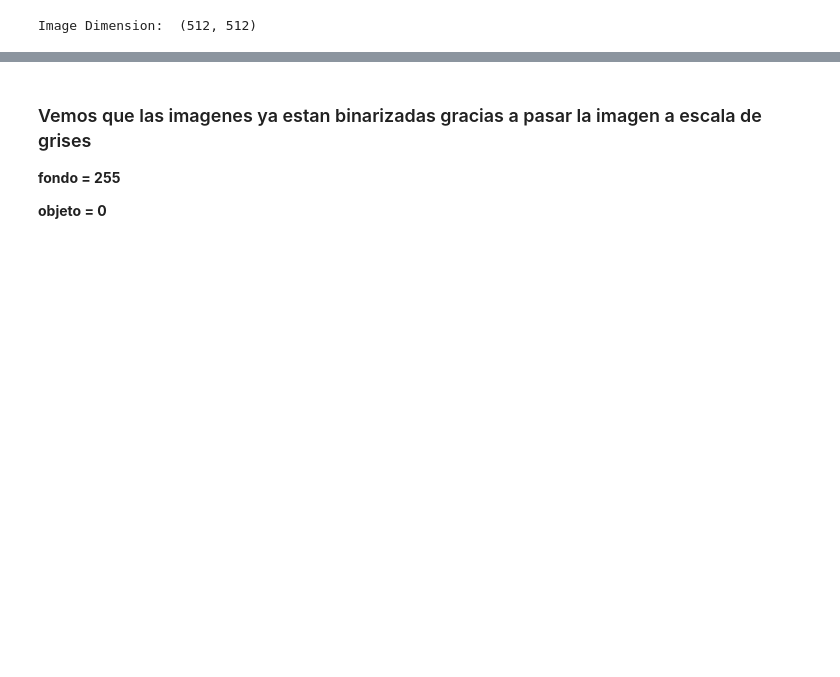
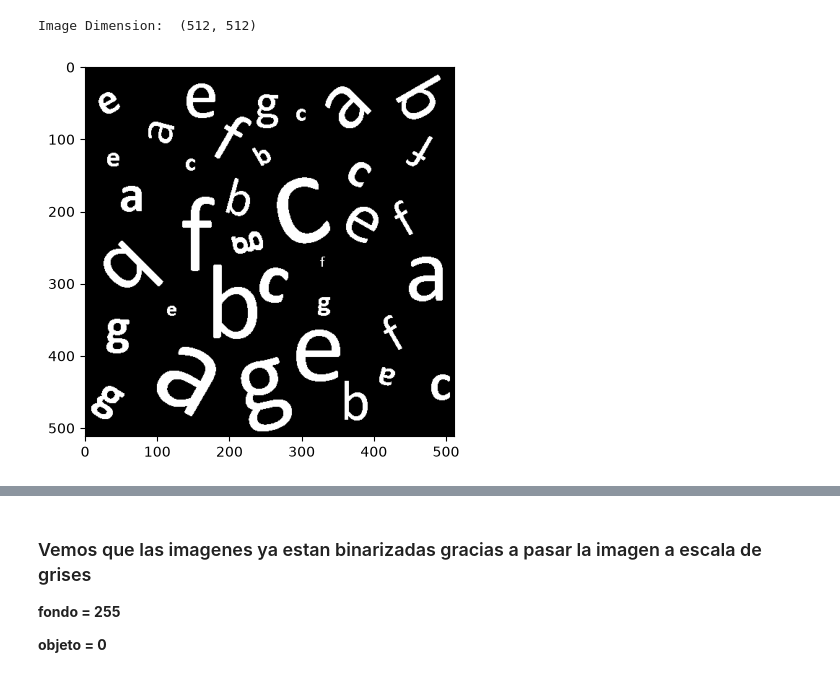
Before and after one commit to Joberto14/tarea1RDP, a Jupyter notebook: tarea1.ipynb, the cells around one changed output, grey strips where cells are left out. Cells and saved outputs as stored; diff of their text form; code cells hidden in the pictures; blank space fills up the shorter version.

```diff
--- a/tarea1.ipynb
+++ b/tarea1.ipynb
@@ -177,0 +63,8 @@ offset =offset = [
+# %%
+_, imagenInvertida = cv2.threshold(img, 2, 255, cv2.THRESH_BINARY_INV)
+
+plt.figure()
+plt.imshow(imagenInvertida, cmap='gray')
+plt.show()
+# %% [output]
+[figure, added]
```
Also changed, not shown: parts of 10 cells of this notebook.
